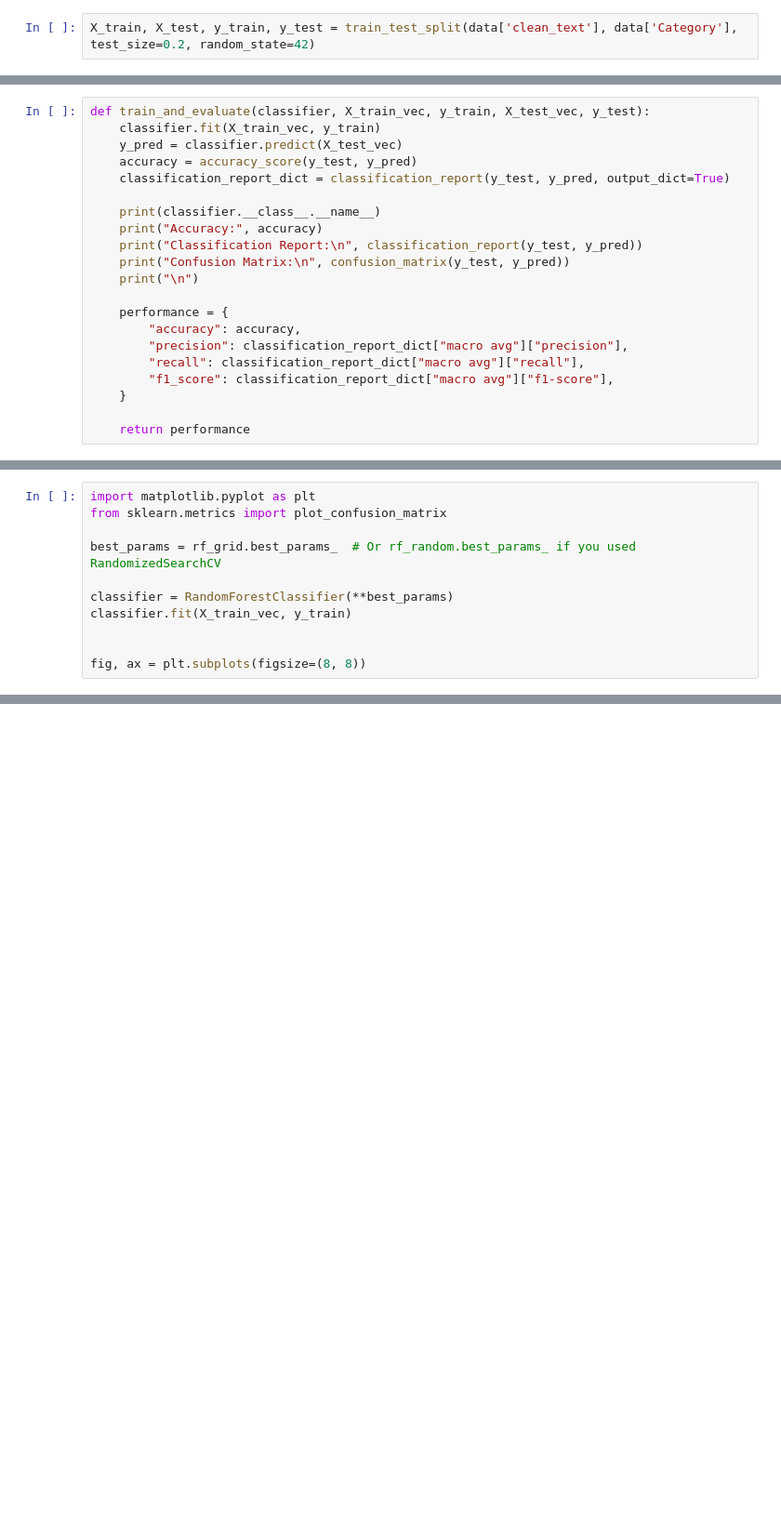
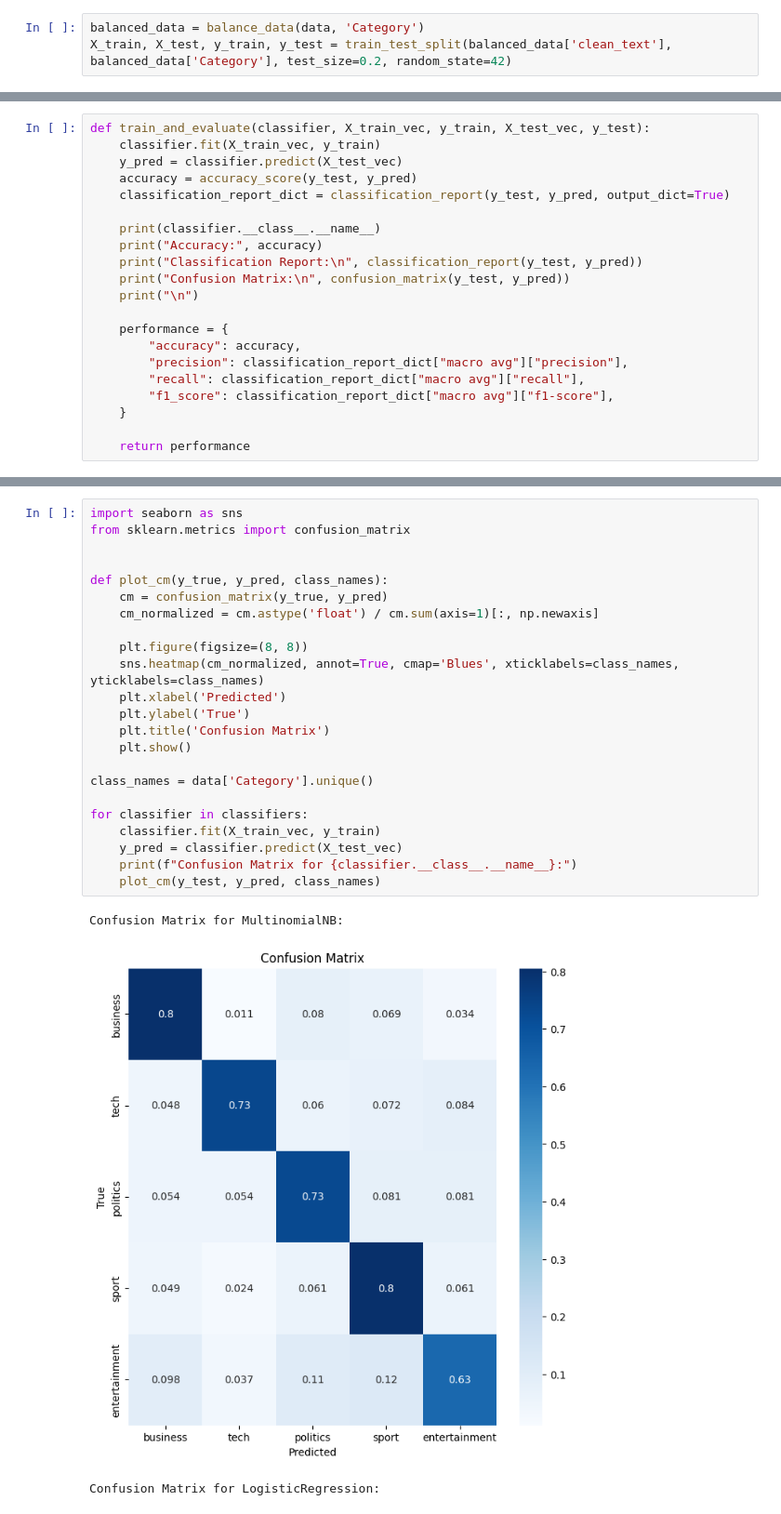
Before and after one commit to GNajeral/IR_1, a Jupyter notebook: assignment.ipynb, the cells around one changed output, grey strips where cells are left out. Shown: that part at 93% size. Cells and saved outputs as stored; diff of their text form; blank space fills up the shorter version.

```diff
--- a/assignment.ipynb
+++ b/assignment.ipynb
@@ -183,2 +153,3 @@ from sklearn.neighbors import KNeighborsClassifier
 # %%
-X_train, X_test, y_train, y_test = train_test_split(data['clean_text'], data['Category'], test_size=0.2, random_state=42)
+balanced_data = balance_data(data, 'Category')
+X_train, X_test, y_train, y_test = train_test_split(balanced_data['clean_text'], balanced_data['Category'], test_size=0.2, random_state=42)
@@ -290,12 +285 @@ RandomForestClassifier: 0.6813
 KNeighborsClassifier: 0.6247
-# %%
-import matplotlib.pyplot as plt
-from sklearn.metrics import plot_confusion_matrix
-
-best_params = rf_grid.best_params_  # Or rf_random.best_params_ if you used RandomizedSearchCV
-
-classifier = RandomForestClassifier(**best_params)
-classifier.fit(X_train_vec, y_train)
-
-
-fig, ax = plt.subplots(figsize=(8, 8))
@@ -303,0 +286,27 @@ ImportError: cannot import name 'plot_confusion_matrix' from 'sklearn.metrics' (
+# %%
+import seaborn as sns
+from sklearn.metrics import confusion_matrix
+
+
+def plot_cm(y_true, y_pred, class_names):
+    cm = confusion_matrix(y_true, y_pred)
+    cm_normalized = cm.astype('float') / cm.sum(axis=1)[:, np.newaxis]
+
+    plt.figure(figsize=(8, 8))
+    sns.heatmap(cm_normalized, annot=True, cmap='Blues', xticklabels=class_names, yticklabels=class_names)
+    plt.xlabel('Predicted')
+    plt.ylabel('True')
+    plt.title('Confusion Matrix')
+    plt.show()
+
+class_names = data['Category'].unique()
+
+for classifier in classifiers:
+    classifier.fit(X_train_vec, y_train)
+    y_pred = classifier.predict(X_test_vec)
+    print(f"Confusion Matrix for {classifier.__class__.__name__}:")
+    plot_cm(y_test, y_pred, class_names)
+# %% [output]
+Confusion Matrix for MultinomialNB:
+[figure, added]
+Confusion Matrix for LogisticRegression:
```
Also changed, not shown: parts of 21 cells of this notebook.
